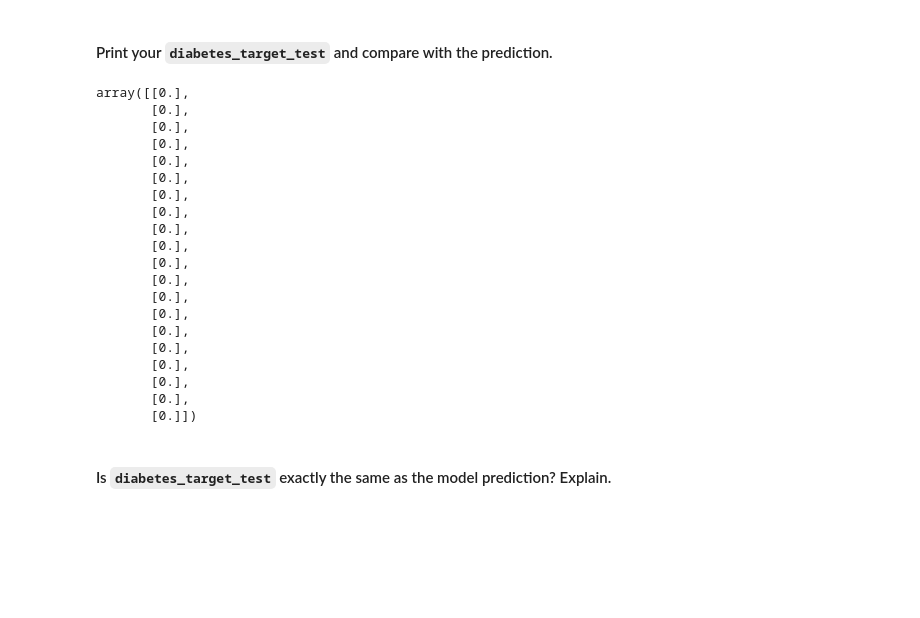
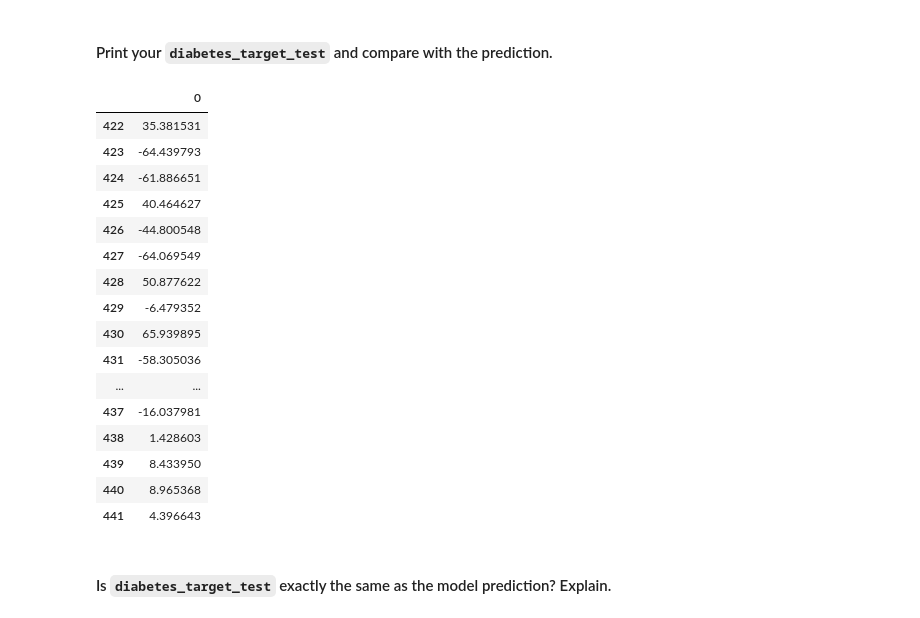
Before and after one commit to adriaferrer/lab-supervised-learning-sklearn, a Jupyter notebook: your-code/main.ipynb, the cells around one changed output. Saved outputs shown, nothing was run; the diff lists cells and outputs as text; code cells hidden in the pictures; blank space fills up the shorter version.

```diff
--- a/your-code/main.ipynb
+++ b/your-code/main.ipynb
@@ -152,27 +152,24 @@ diabetes_target_pred = diabetes_model.predict(diabetes_data_test)
 #### Print your `diabetes_target_test` and compare with the prediction.
 # %%
 # Your code here:
-diabetes_target_pred - diabetes_target_pred
+diabetes_target_test - diabetes_target_pred
 # %% [output]
-array([[0.],
-       [0.],
-       [0.],
-       [0.],
-       [0.],
-       [0.],
-       [0.],
-       [0.],
-       [0.],
-       [0.],
-       [0.],
-       [0.],
-       [0.],
-       [0.],
-       [0.],
-       [0.],
-       [0.],
-       [0.],
-       [0.],
-       [0.]])
+|  | 0 |
+| 422 | 35.381531 |
+| 423 | -64.439793 |
+| 424 | -61.886651 |
+| 425 | 40.464627 |
+| 426 | -44.800548 |
+| 427 | -64.069549 |
+| 428 | 50.877622 |
+| 429 | -6.479352 |
+| 430 | 65.939895 |
+| 431 | -58.305036 |
+| ... | ... |
+| 437 | -16.037981 |
+| 438 | 1.428603 |
+| 439 | 8.433950 |
+| 440 | 8.965368 |
+| 441 | 4.396643 |
 # %% [markdown]
 #### Is `diabetes_target_test` exactly the same as the model prediction? Explain.
```
Also changed, not shown: parts of 24 cells of this notebook.
